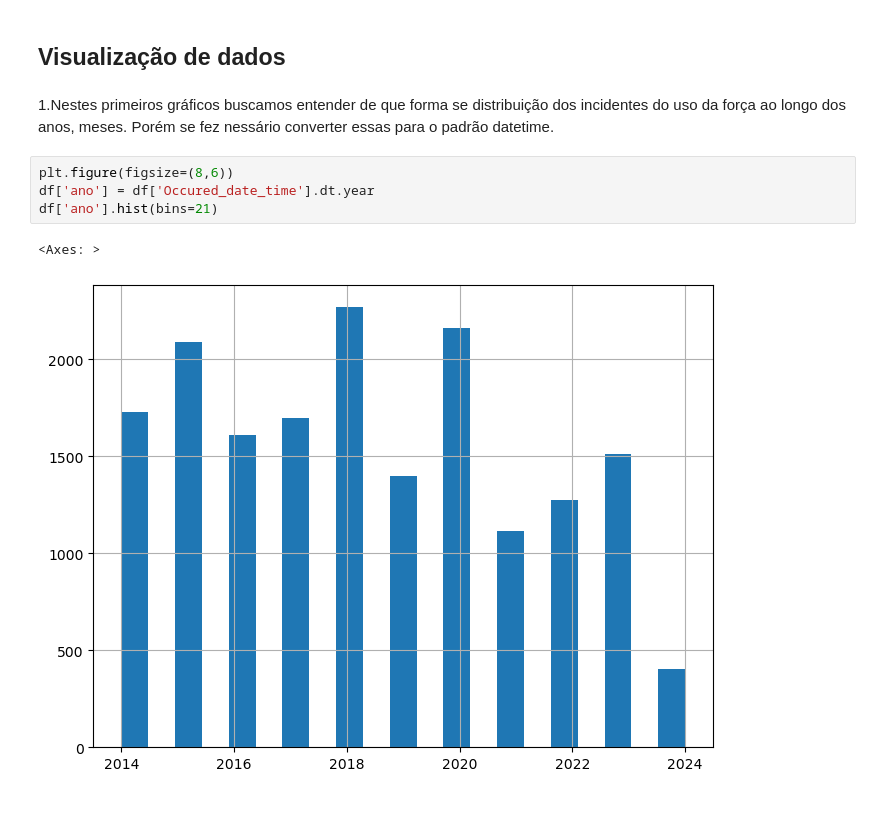
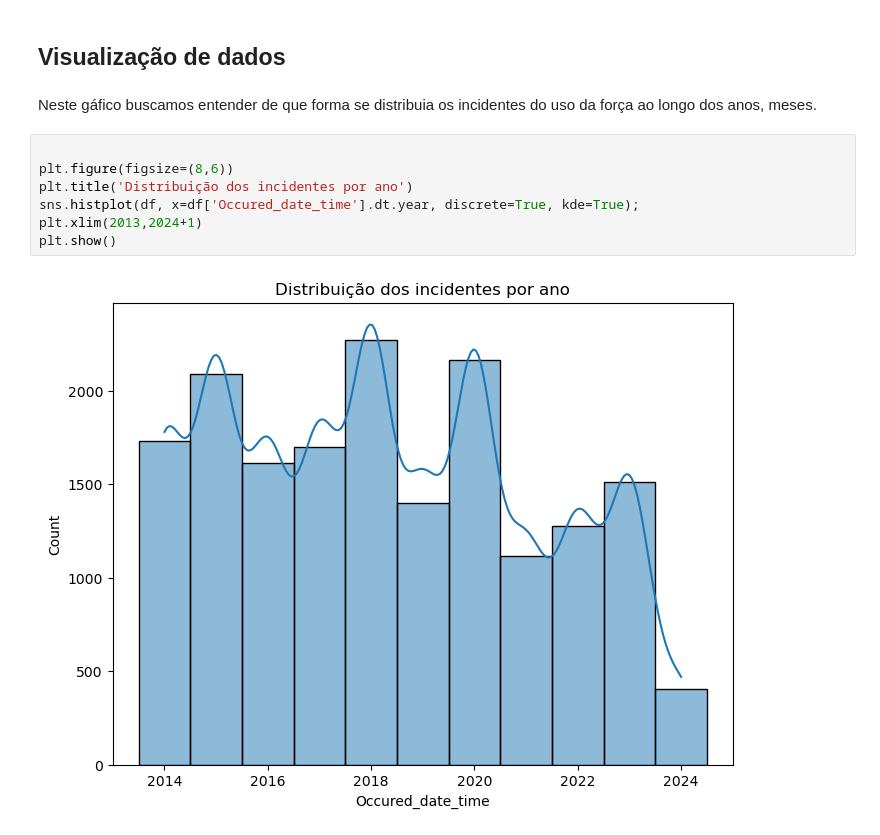
Before and after one commit to JpLimags/Use-of-force-classifier, a Jupyter notebook: Classifier_use_of_force.ipynb, the cells around one changed output. Saved outputs shown, nothing was run; the diff lists cells and outputs as text; blank space fills up the shorter version.

Commit message:
Add more distribuitions graphs, and updates

```diff
--- a/Classifier_use_of_force.ipynb
+++ b/Classifier_use_of_force.ipynb
@@ -91,11 +91,13 @@ dtype: int64
 # %% [markdown]
 ## Visualização de dados
 # %% [markdown]
-1.Nestes primeiros gráficos buscamos entender de que forma se distribuição dos incidentes do uso da força ao longo dos anos, meses. Porém se fez nessário converter essas para o padrão datetime.
+Neste gáfico buscamos entender de que forma se distribuia os incidentes do uso da força ao longo dos anos, meses.
-# %%
-plt.figure(figsize=(8,6))
-df['ano'] = df['Occured_date_time'].dt.year
-df['ano'].hist(bins=21)
-# %% [output]
-<Axes: >
-[figure, removed]
+# %%
+
+plt.figure(figsize=(8,6))
+plt.title('Distribuição dos incidentes por ano')
+sns.histplot(df, x=df['Occured_date_time'].dt.year, discrete=True, kde=True);
+plt.xlim(2013,2024+1)
+plt.show()
+# %% [output]
+[figure, added]
```
Also changed, not shown: parts of 4 cells of this notebook.
